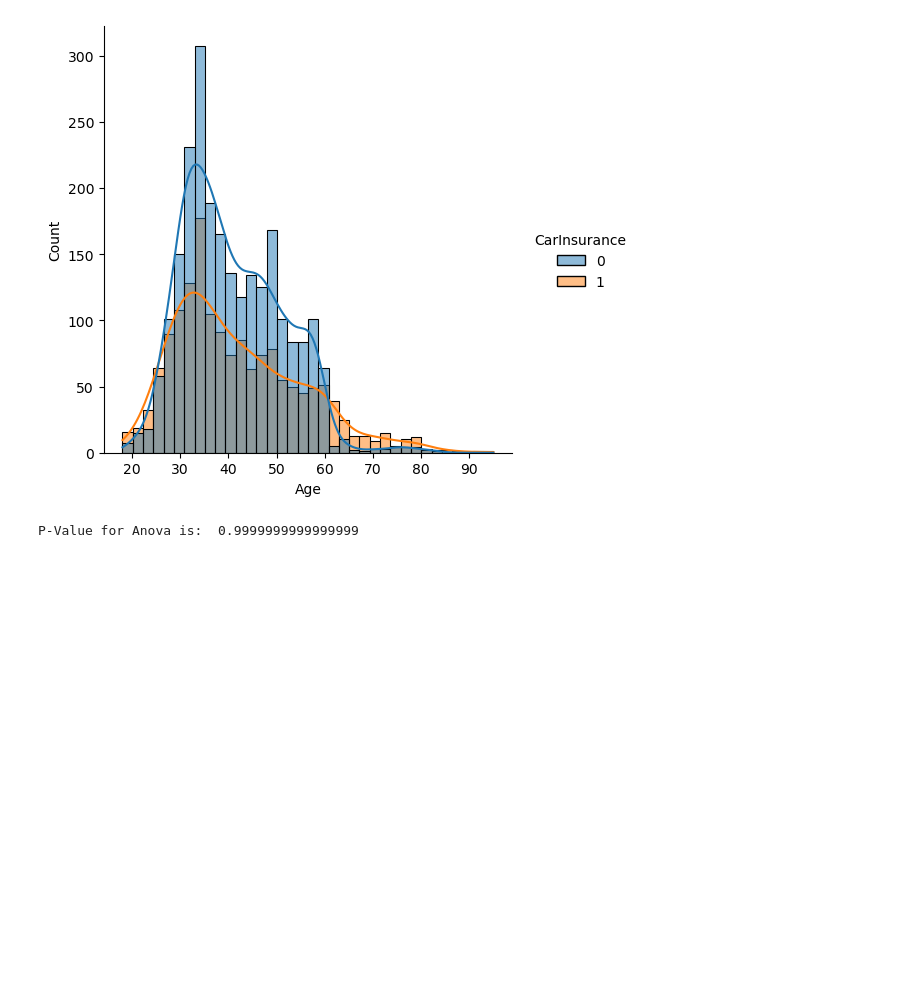
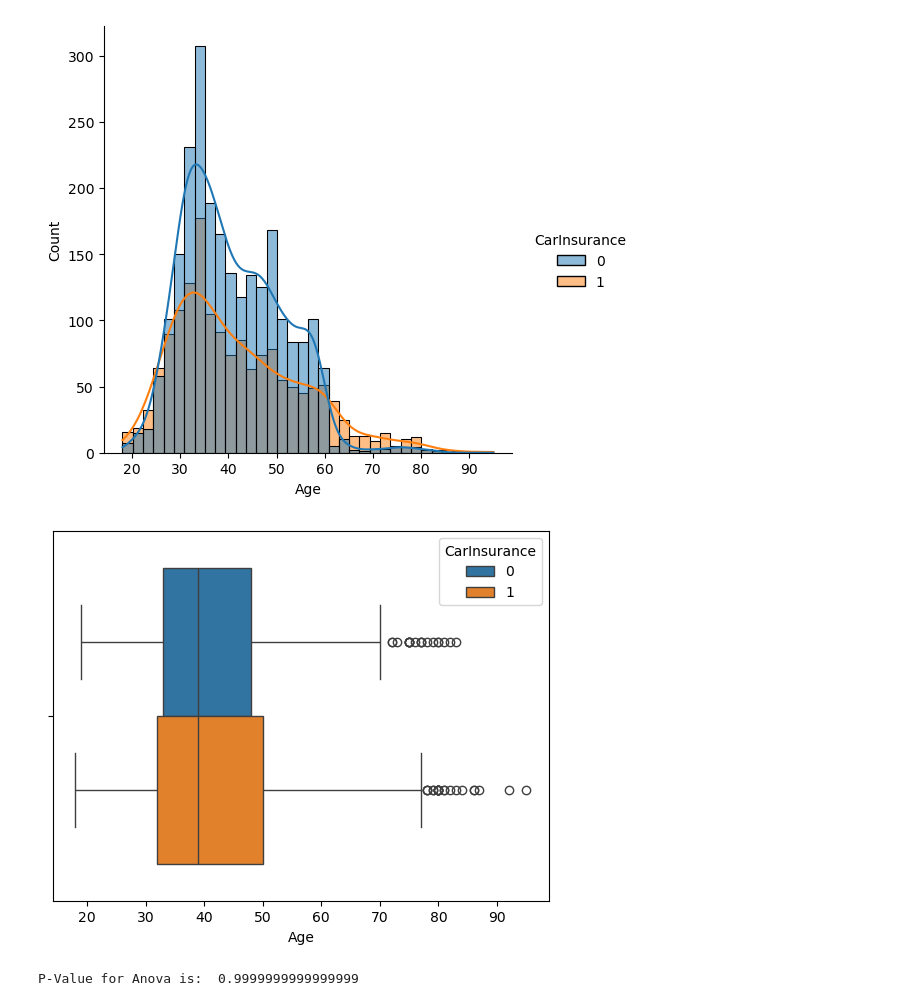
Before and after one commit to isaacebi/Car-Insurance-Cold-Calls, a Jupyter notebook: notebooks/1.0-ie-data-exploration.ipynb, the cells around one changed output. Drawn from its saved outputs; the diff is of its cells as text; code cells hidden in the pictures; blank space fills up the shorter version.

```diff
--- a/notebooks/1.0-ie-data-exploration.ipynb
+++ b/notebooks/1.0-ie-data-exploration.ipynb
@@ -235,6 +220,12 @@ sns.displot(data=df, x="Age", kde=True, hue="CarInsurance")
 plt.show()
 # %% [output]
 [figure]
+# %%
+# age outlier might affect the model
+sns.boxplot(df, x='Age', hue='CarInsurance')
+plt.show()
+# %% [output]
+[figure, added]
 # %%
 ########################################################
 # f_oneway() function takes the group data as input and
```
Also changed, not shown: parts of 22 cells of this notebook.
